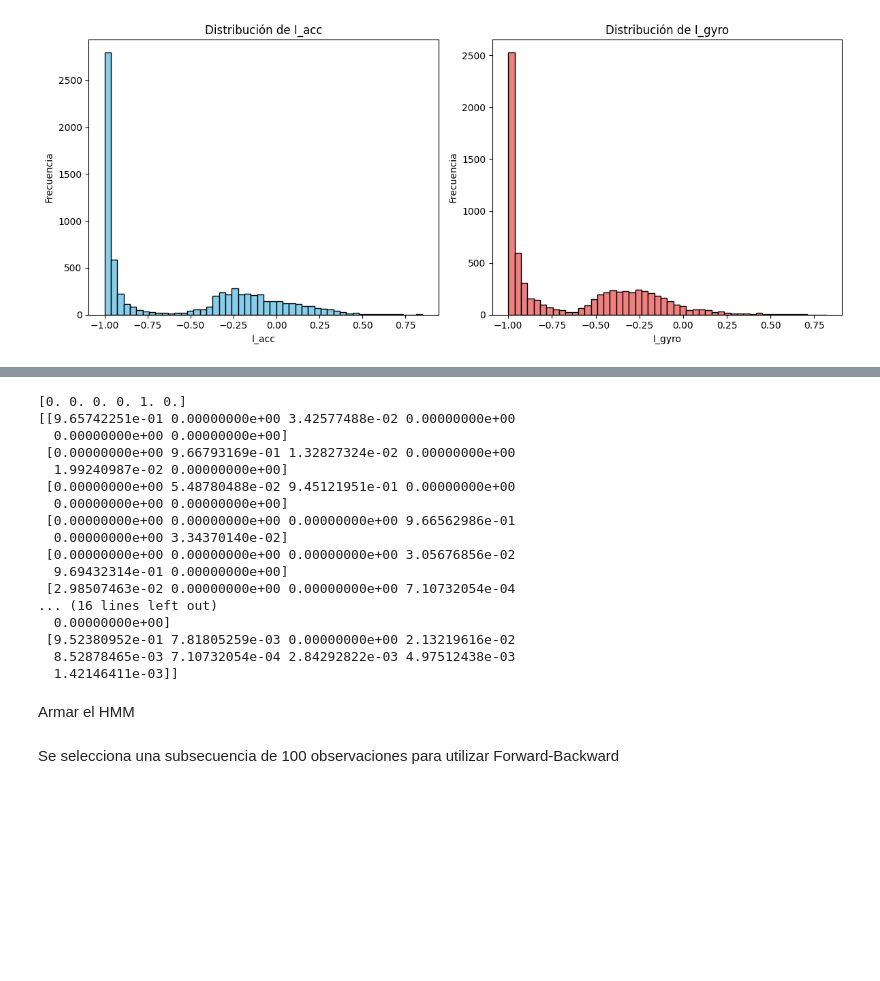
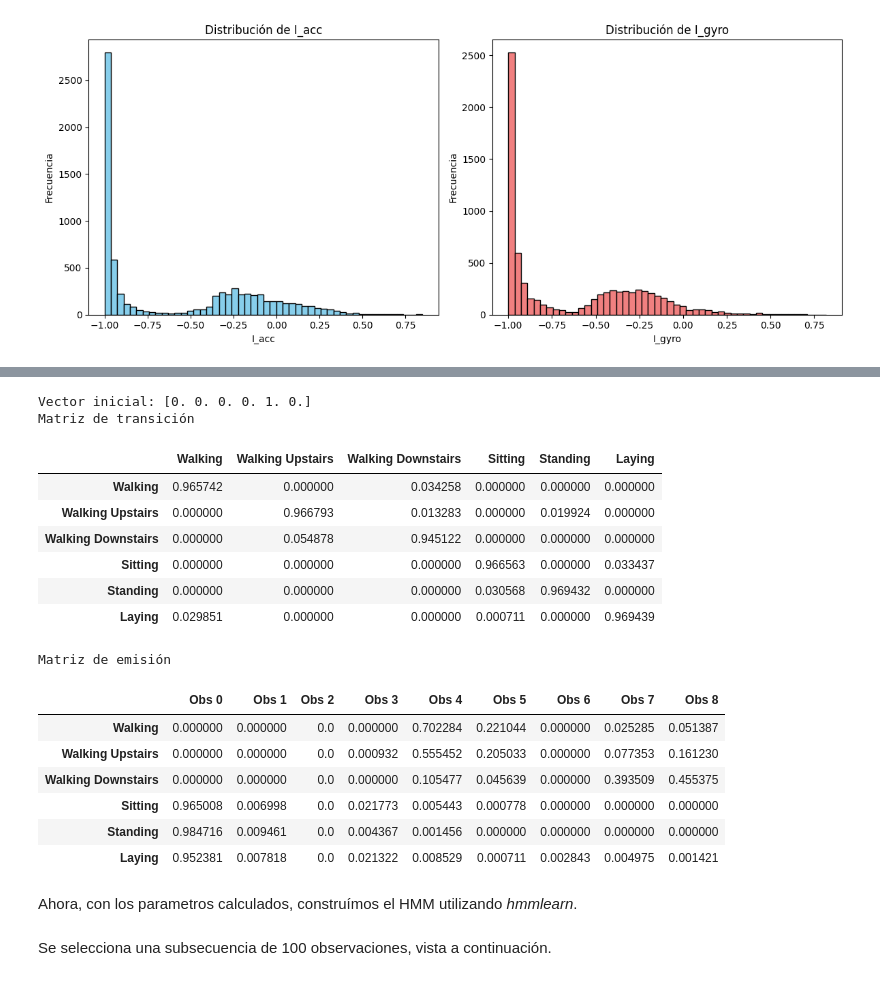
Before and after one commit to miki-m0use/IA_Tarea_1, a Jupyter notebook: parte_II.ipynb, the cells around one changed output, grey strips where cells are left out. Drawn from its saved outputs; the diff is of its cells as text; code cells hidden in the pictures; blank space fills up the shorter version.

Commit message:
Markdown completo realizado para la parte 2

```diff
--- a/parte_II.ipynb
+++ b/parte_II.ipynb
@@ -79,56 +112,65 @@ observations = (acc_states * 3) + gyro_states
 df = pd.DataFrame({
     'subject': subjects['subject'],
     'state': y_train, #0 = walking, 1 = walking_downstairs, ..., 5 = laying
     'observation': observations #0 = low, 1 = mid, 2 = high
 })
 
 initial_states = df.groupby('subject')['state'].first()
 initial_counts = initial_states.value_counts().reindex(range(n_states), fill_value=0)
 initial_vector = initial_counts.values / initial_counts.sum()
 
 transition_matrix = np.zeros((n_states, n_states))
 for subject, group in df.groupby('subject'):
     states = group['state'].values
     for i in range(len(states) - 1):
         curr_state = states[i]
         next_state = states[i + 1]
         transition_matrix[curr_state, next_state] += 1
 
 trans_row_sums = transition_matrix.sum(axis=1, keepdims=True)
 transition_matrix = transition_matrix / trans_row_sums #para evitar división por 0
 
 emission_matrix = np.zeros((n_states, n_obs))
 for state in range(n_states):
     obs_in_state = df[df['state'] == state]['observation']
     obs_counts = obs_in_state.value_counts().reindex(range(n_obs), fill_value=0)
     emission_matrix[state, :] = obs_counts.values
 
 ems_row_sums = emission_matrix.sum(axis=1, keepdims=True)
 emission_matrix = emission_matrix / ems_row_sums
-print(initial_vector)
-print(transition_matrix)
-print('------')
-print(emission_matrix)
+print(f"Vector inicial: {initial_vector}")
+
+#display de las matrices
+state_labels = ['Walking', 'Walking Upstairs', 'Walking Downstairs', 'Sitting', 'Standing', 'Laying']
+obs_labels = [f'Obs {i}' for i in range(9)]
+
+print("Matriz de transición")
+trans_df = pd.DataFrame(transition_matrix, index=state_labels, columns=state_labels)
+display(trans_df)
+
+print("\nMatriz de emisión")
+ems_df = pd.DataFrame(emission_matrix, index=state_labels, columns=obs_labels)
+display(ems_df)
 # %% [output]
-[0. 0. 0. 0. 1. 0.]
-[[9.65742251e-01 0.00000000e+00 3.42577488e-02 0.00000000e+00
-  0.00000000e+00 0.00000000e+00]
- [0.00000000e+00 9.66793169e-01 1.32827324e-02 0.00000000e+00
-  1.99240987e-02 0.00000000e+00]
- [0.00000000e+00 5.48780488e-02 9.45121951e-01 0.00000000e+00
-  0.00000000e+00 0.00000000e+00]
- [0.00000000e+00 0.00000000e+00 0.00000000e+00 9.66562986e-01
-  0.00000000e+00 3.34370140e-02]
- [0.00000000e+00 0.00000000e+00 0.00000000e+00 3.05676856e-02
-  9.69432314e-01 0.00000000e+00]
- [2.98507463e-02 0.00000000e+00 0.00000000e+00 7.10732054e-04
-... (16 lines left out)
-  0.00000000e+00]
- [9.52380952e-01 7.81805259e-03 0.00000000e+00 2.13219616e-02
-  8.52878465e-03 7.10732054e-04 2.84292822e-03 4.97512438e-03
-  1.42146411e-03]]
+Vector inicial: [0. 0. 0. 0. 1. 0.]
+Matriz de transición
+|  | Walking | Walking Upstairs | Walking Downstairs | Sitting | Standing | Laying |
+| Walking | 0.965742 | 0.000000 | 0.034258 | 0.000000 | 0.000000 | 0.000000 |
+| Walking Upstairs | 0.000000 | 0.966793 | 0.013283 | 0.000000 | 0.019924 | 0.000000 |
+| Walking Downstairs | 0.000000 | 0.054878 | 0.945122 | 0.000000 | 0.000000 | 0.000000 |
+| Sitting | 0.000000 | 0.000000 | 0.000000 | 0.966563 | 0.000000 | 0.033437 |
+| Standing | 0.000000 | 0.000000 | 0.000000 | 0.030568 | 0.969432 | 0.000000 |
+| Laying | 0.029851 | 0.000000 | 0.000000 | 0.000711 | 0.000000 | 0.969439 |
+Matriz de emisión
+|  | Obs 0 | Obs 1 | Obs 2 | Obs 3 | Obs 4 | Obs 5 | Obs 6 | Obs 7 | Obs 8 |
+| Walking | 0.000000 | 0.000000 | 0.0 | 0.000000 | 0.702284 | 0.221044 | 0.000000 | 0.025285 | 0.051387 |
+| Walking Upstairs | 0.000000 | 0.000000 | 0.0 | 0.000932 | 0.555452 | 0.205033 | 0.000000 | 0.077353 | 0.161230 |
+| Walking Downstairs | 0.000000 | 0.000000 | 0.0 | 0.000000 | 0.105477 | 0.045639 | 0.000000 | 0.393509 | 0.455375 |
+| Sitting | 0.965008 | 0.006998 | 0.0 | 0.021773 | 0.005443 | 0.000778 | 0.000000 | 0.000000 | 0.000000 |
+| Standing | 0.984716 | 0.009461 | 0.0 | 0.004367 | 0.001456 | 0.000000 | 0.000000 | 0.000000 | 0.000000 |
+| Laying | 0.952381 | 0.007818 | 0.0 | 0.021322 | 0.008529 | 0.000711 | 0.002843 | 0.004975 | 0.001421 |
 # %% [markdown]
-Armar el HMM
+Ahora, con los parametros calculados, construímos el HMM utilizando *hmmlearn*.
 # %%
 har_model = hmm.CategoricalHMM(n_components=n_states, init_params="")
 har_model.startprob_ = initial_vector
@@ -141,5 +179,5 @@ X_train_hmm = df['observation'].values.reshape(-1, 1)
 # %% [markdown]
-Se selecciona una subsecuencia de 100 observaciones para utilizar Forward-Backward
+Se selecciona una subsecuencia de 100 observaciones, vista a continuación.
 # %%
 data_sub_one = df[df['subject'] == 1]
 subseq = data_sub_one['observation'].values[:100].reshape(-1, 1)
```
Also changed, not shown: parts of 14 cells of this notebook.
